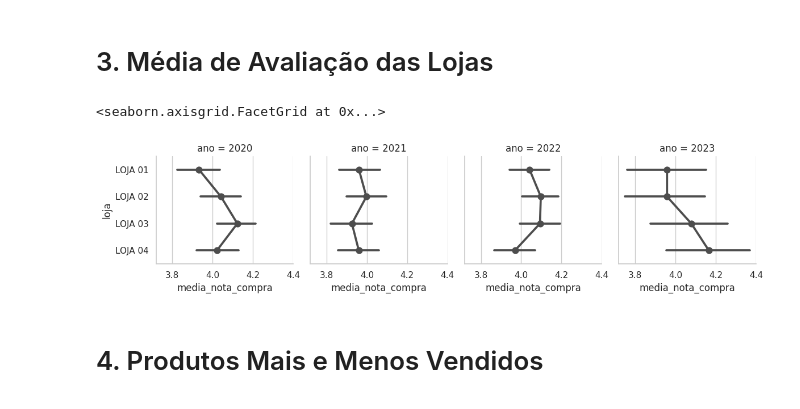
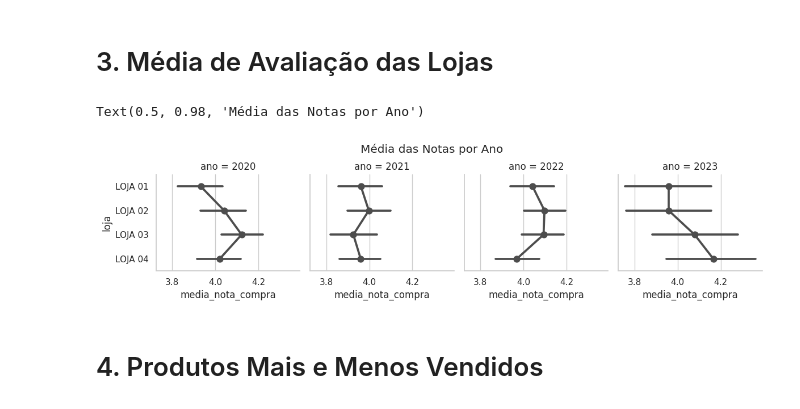
Before and after one commit to ton-oliveira/challenge1-data-science, a Jupyter notebook: AluraStoreBr.ipynb, the cells around one changed output. Cells and saved outputs as stored; diff of their text form; code cells hidden in the pictures.

Commit message:
add title media_nota

```diff
--- a/AluraStoreBr.ipynb
+++ b/AluraStoreBr.ipynb
@@ -191,9 +191,12 @@ lojas_produtos_notas.rename(columns={'nota_compra':'media_nota_compra', 'LOJA':
 # %%
 g = sns.FacetGrid(data=lojas_produtos_notas, col='ano', col_wrap=4)
 g.map(sns.pointplot, "media_nota_compra", 'loja', order=['LOJA 01', 'LOJA 02', 'LOJA 03', 'LOJA 04'], color=".3", errorbar="ci")
+g.figure.subplots_adjust(top=0.8)
+g.figure.suptitle('Média das Notas por Ano')
+#g.set_titles('ONE TITLE FOR ALL')
 # %% [output]
-<seaborn.axisgrid.FacetGrid at 0x...>
+Text(0.5, 0.98, 'Média das Notas por Ano')
-[figure, old version]
+[figure, new version]
 # %% [markdown]
 # 4. Produtos Mais e Menos Vendidos
 # %%
```
